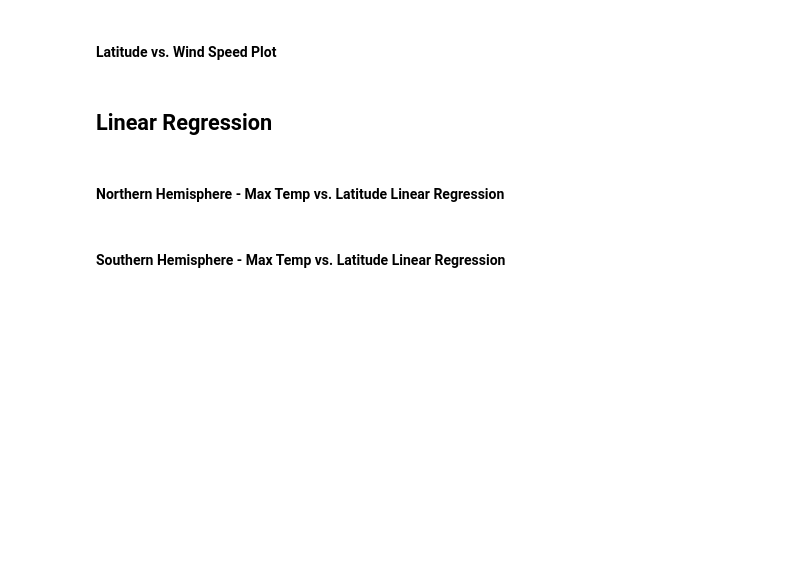
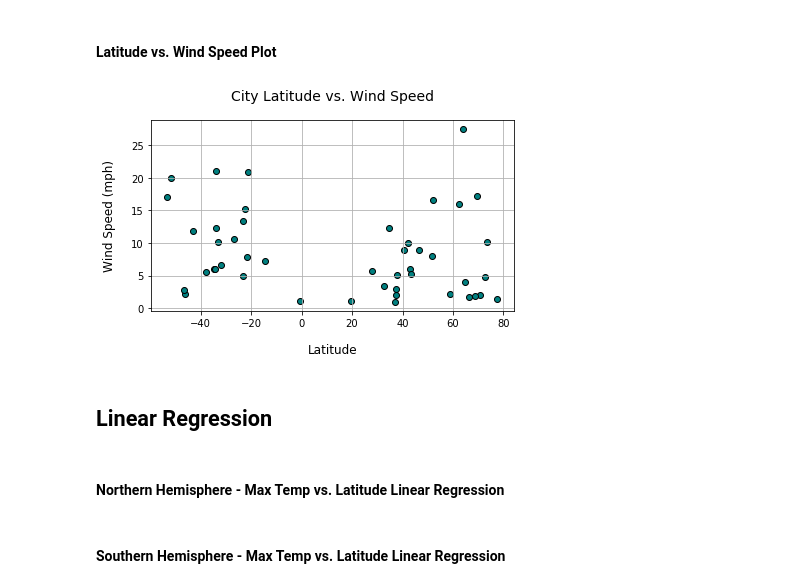
Before and after one commit to anulkar/python-api-challenge, a Jupyter notebook: WeatherPy/WeatherPy.ipynb, the cells around one changed output. Drawn from its saved outputs; the diff is of its cells as text; code cells hidden in the pictures; blank space fills up the shorter version.

```diff
--- a/WeatherPy/WeatherPy.ipynb
+++ b/WeatherPy/WeatherPy.ipynb
@@ -149,5 +200,17 @@ Completed Weather Data Retrieval for 10 Cities
 # %% [markdown]
 #### Latitude vs. Wind Speed Plot
+# %%
+# Draw a scatter plot to showcase the relationship between Wind Speed (mph) vs. Latitude
+windspeed_lat_fig, windspeed_lat_ax = plt.subplots()
+windspeed_lat_ax.scatter(latitudes, wind_speeds, facecolors='teal', edgecolors='black')
+windspeed_lat_ax.set_title('City Latitude vs. Wind Speed', fontsize=14, pad=20)
+windspeed_lat_ax.set_xlabel('Latitude', fontsize=12, labelpad=15)
+windspeed_lat_ax.set_ylabel('Wind Speed (mph)', fontsize=12, labelpad=15)
+windspeed_lat_ax.grid(True)
+windspeed_lat_fig.tight_layout()
+plt.show()
+# %% [output]
+[figure, added]
 # %% [markdown]
 ## Linear Regression
 # %%
```
Also changed, not shown: parts of 6 cells of this notebook.
